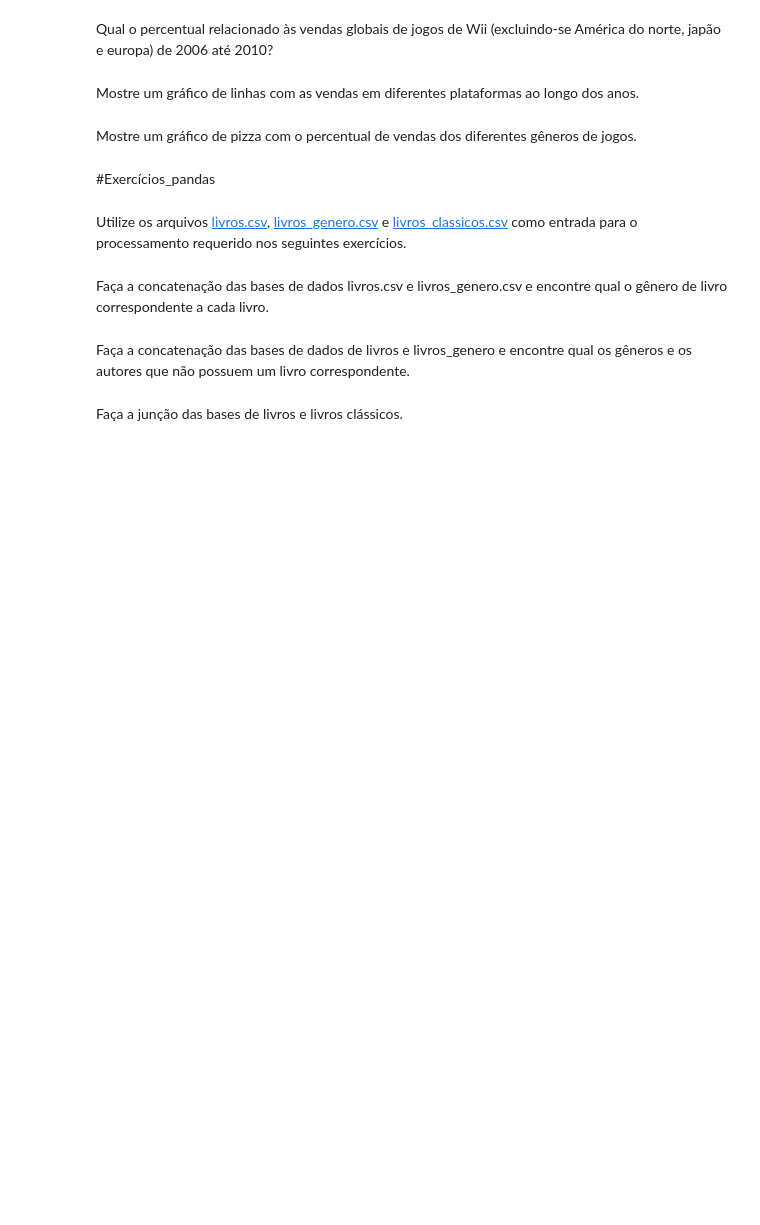
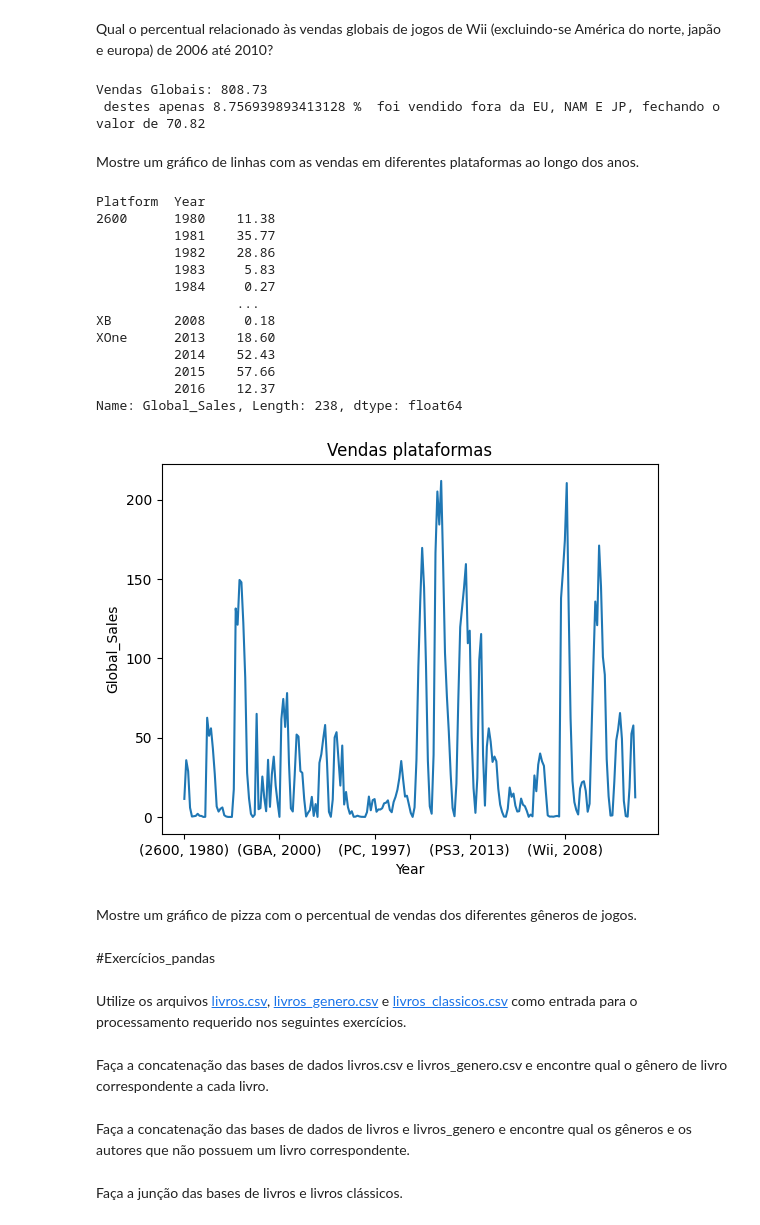
Before and after one commit to AndressaMattos/Engenharia_Dados_Growdev, a Jupyter notebook: Atividade_plot_e_manipulação_dados_Pandas_Semana_01.ipynb, the cells around one changed output. Saved outputs shown, nothing was run; the diff lists cells and outputs as text; code cells hidden in the pictures; blank space fills up the shorter version.

```diff
--- a/Atividade_plot_e_manipulação_dados_Pandas_Semana_01.ipynb
+++ b/Atividade_plot_e_manipulação_dados_Pandas_Semana_01.ipynb
@@ -39,7 +166,53 @@ Qual o nome do jogo que menos foi vendido em 2008 do gênero Sports.
 # %% [markdown]
 Qual o percentual relacionado às vendas globais de jogos de Wii (excluindo-se América do norte, japão e europa) de 2006 até 2010?
+# %%
+#Filtrando apenas da empresa wii e data
+
+df_jogos_wii = df_jogos.loc[(df_jogos.Year >= 2006) & (df_jogos.Year <= 2010) & (df_jogos.Platform == 'Wii')]
+
+
+#Pegando valores somatórios
+vendas_NA_EU_JP_wii = df_jogos_wii['NA_Sales'].sum() + df_jogos_wii['EU_Sales'].sum() + df_jogos_wii['JP_Sales'].sum()
+vendas_other_sales_wii = df_jogos_wii['Other_Sales'].sum()
+vendas_global_sales_wii = df_jogos_wii['NA_Sales'].sum() + df_jogos_wii['EU_Sales'].sum() + df_jogos_wii['JP_Sales'].sum() + df_jogos_wii['Other_Sales'].sum()
+#vendas_global_sales_wii = df_jogos_wii['Global_Sales'].sum()
+
+#Transformar em percentual
+percentual = (vendas_other_sales_wii / vendas_global_sales_wii)*100
+
+print(f'Vendas Globais: {vendas_global_sales_wii} \n destes apenas {percentual} %  foi vendido fora da EU, NAM E JP, fechando o valor de {vendas_other_sales_wii}\n')
+# %% [output]
+Vendas Globais: 808.73
+ destes apenas 8.756939893413128 %  foi vendido fora da EU, NAM E JP, fechando o valor de 70.82
 # %% [markdown]
 Mostre um gráfico de linhas com as vendas em diferentes plataformas ao longo dos anos.
+# %%
+df_vendas_plataformas = df_jogos.groupby(['Platform', 'Year'])['Global_Sales'].sum()
+
+plot = df_vendas_plataformas.plot.line(title ="Vendas plataformas")
+
+plot.set(xlabel='Year')
+
+plot.set(ylabel='Global_Sales')
+
+
+plot
+df_vendas_plataformas
+# %% [output]
+Platform  Year
+2600      1980    11.38
+          1981    35.77
+          1982    28.86
+          1983     5.83
+          1984     0.27
+                  ...
+XB        2008     0.18
+XOne      2013    18.60
+          2014    52.43
+          2015    57.66
+          2016    12.37
+Name: Global_Sales, Length: 238, dtype: float64
+[figure, added]
 # %% [markdown]
 Mostre um gráfico de pizza com o percentual de vendas dos diferentes gêneros de jogos.
 # %% [markdown]
```
Also changed, not shown: parts of 9 cells of this notebook.
